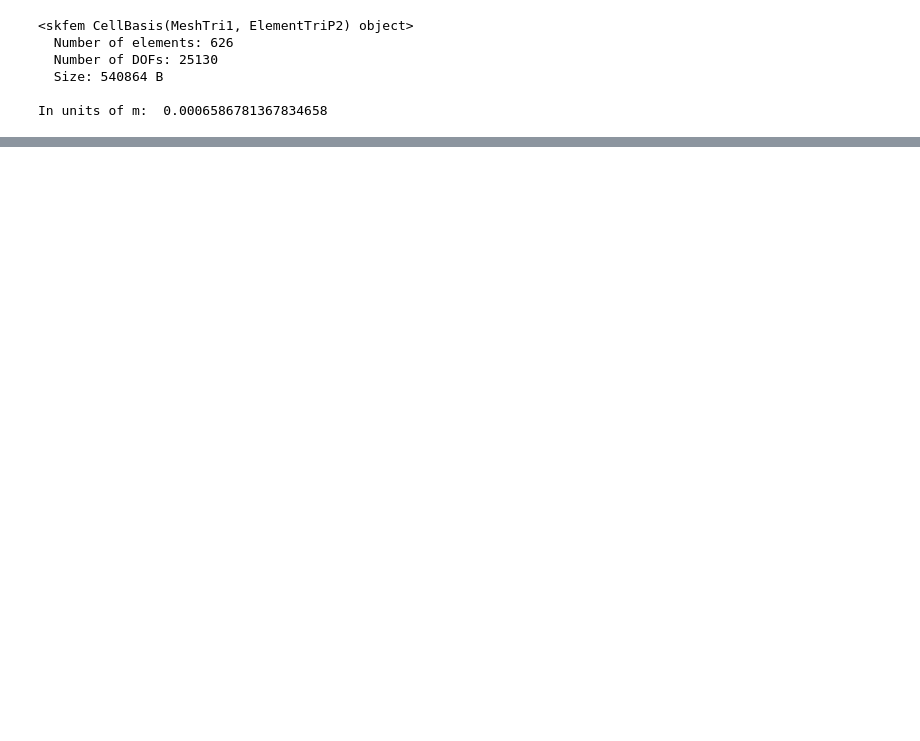
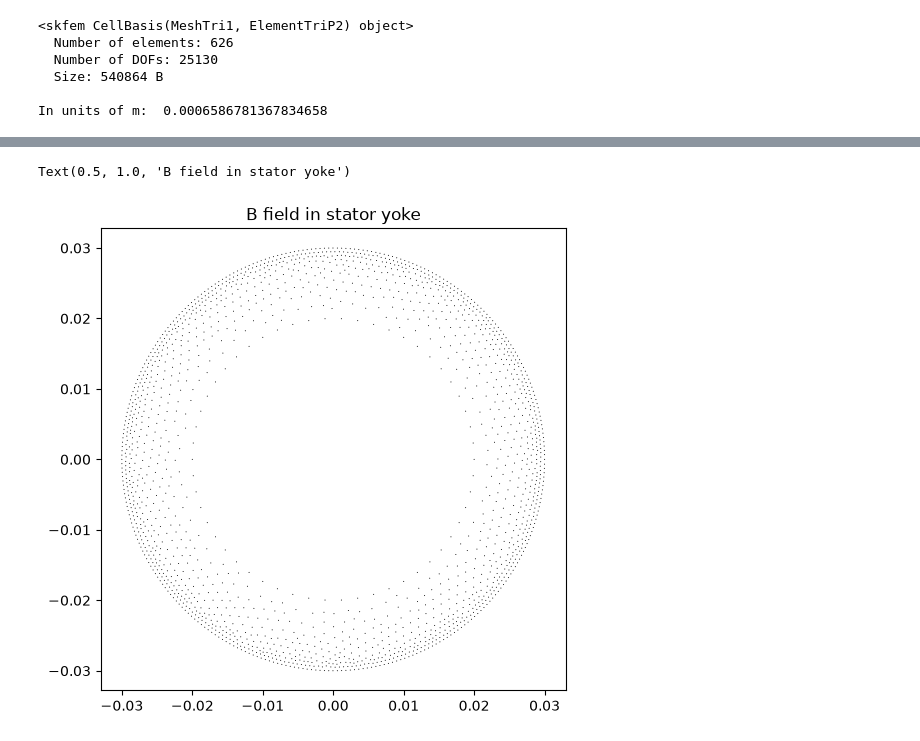
Before and after one commit to VerttiAalto100/computational-electromagnetics, a Jupyter notebook: induction-motor/induction_motor_notebook.ipynb, the cells around one changed output, grey strips where cells are left out. Drawn from its saved outputs; the diff is of its cells as text; code cells hidden in the pictures; blank space fills up the shorter version.

```diff
--- a/induction-motor/induction_motor_notebook.ipynb
+++ b/induction-motor/induction_motor_notebook.ipynb
@@ -89,0 +353,32 @@ In units of m:  0.0006586781367834658
+# %%
+from utils.field_interpolation import eval_B_at_points
+
+# Elements belonging to the basis
+tris = mesh.t[:, basis_rotor_aluminium.tind]
+
+# Unique vertices of those elements
+vertex_ids = np.unique(tris)
+
+# Coordinates
+pts = mesh.p[:, vertex_ids].T
+
+Bx, By, _ = eval_B_at_points(
+    A_abs,
+    basis,          # <-- use the FULL basis for evaluation
+    pts,
+)
+
+plt.figure(figsize=(6,6))
+plt.quiver(
+    pts[:,0],
+    pts[:,1],
+    Bx,
+    By,
+    scale=500
+)
+
+plt.axis("equal")
+plt.title("B field in stator yoke")
+# %% [output]
+Text(0.5, 1.0, 'B field in stator yoke')
+[figure, added]
```
Also changed, not shown: parts of 7 cells of this notebook, 1 other file.
